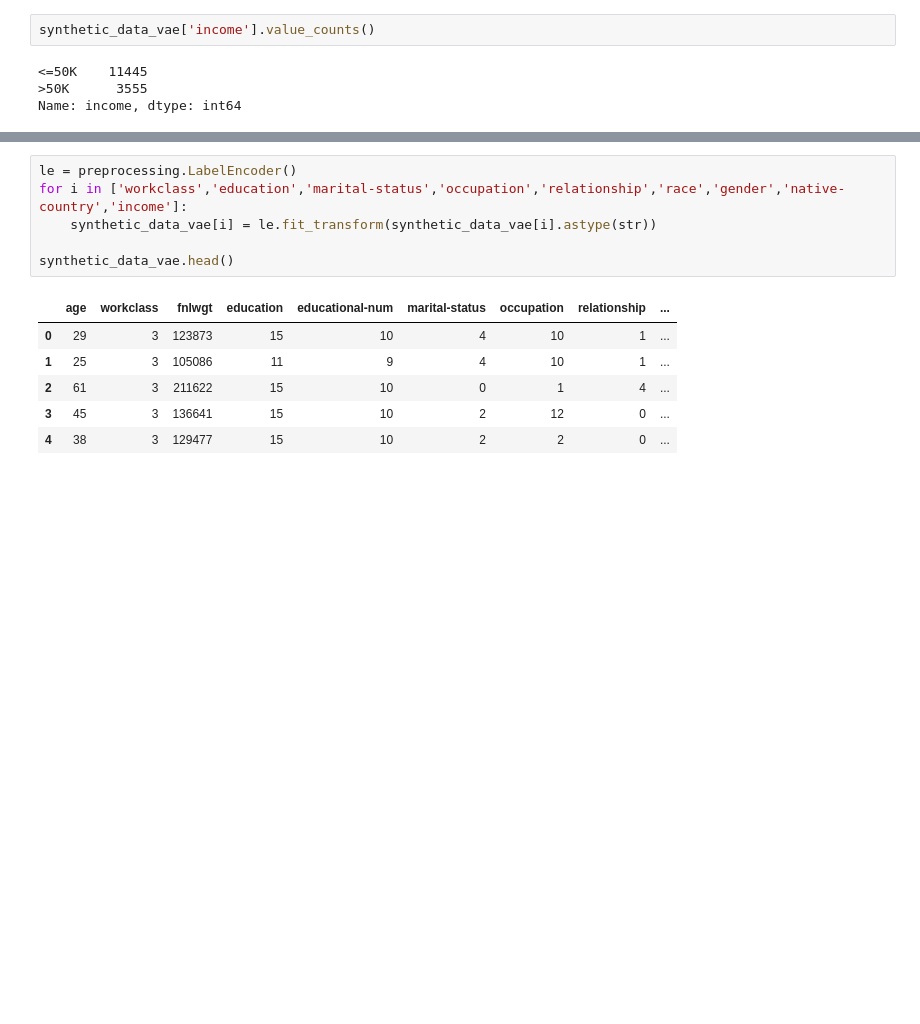
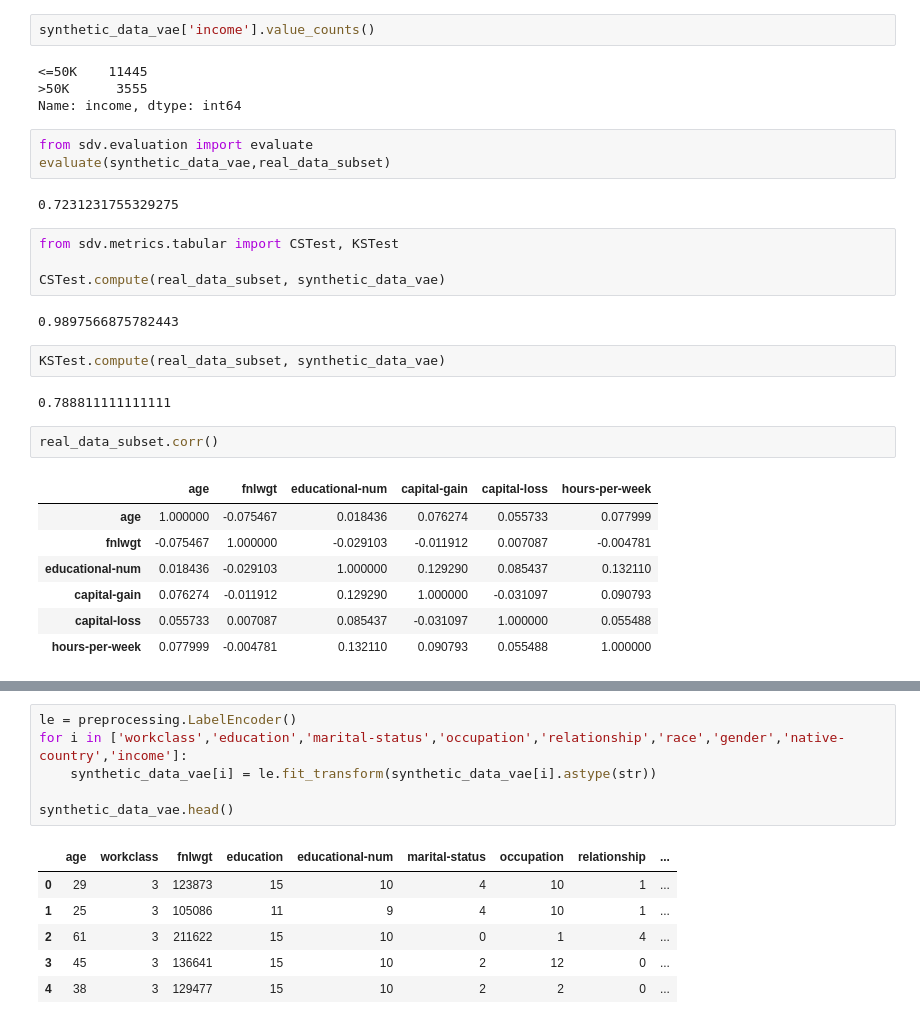
Before and after one commit to SyedMunazzir90/Synthetic-Data-Generator, a Jupyter notebook: Synthetic_Data_Generator_SDV_GAN_VAE.ipynb, the cells around one changed output, grey strips where cells are left out. Cells and saved outputs as stored; diff of their text form; blank space fills up the shorter version.

```diff
--- a/Synthetic_Data_Generator_SDV_GAN_VAE.ipynb
+++ b/Synthetic_Data_Generator_SDV_GAN_VAE.ipynb
@@ -329,3 +341,28 @@ synthetic_data_vae['income'].value_counts()
 <=50K    11445
 >50K      3555
 Name: income, dtype: int64
+# %%
+from sdv.evaluation import evaluate
+evaluate(synthetic_data_vae,real_data_subset)
+# %% [output]
+0.7231231755329275
+# %%
+from sdv.metrics.tabular import CSTest, KSTest
+
+CSTest.compute(real_data_subset, synthetic_data_vae)
+# %% [output]
+0.9897566875782443
+# %%
+KSTest.compute(real_data_subset, synthetic_data_vae)
+# %% [output]
+0.788811111111111
+# %%
+real_data_subset.corr()
+# %% [output]
+|  | age | fnlwgt | educational-num | capital-gain | capital-loss | hours-per-week |
+| age | 1.000000 | -0.075467 | 0.018436 | 0.076274 | 0.055733 | 0.077999 |
+| fnlwgt | -0.075467 | 1.000000 | -0.029103 | -0.011912 | 0.007087 | -0.004781 |
+| educational-num | 0.018436 | -0.029103 | 1.000000 | 0.129290 | 0.085437 | 0.132110 |
+| capital-gain | 0.076274 | -0.011912 | 0.129290 | 1.000000 | -0.031097 | 0.090793 |
+| capital-loss | 0.055733 | 0.007087 | 0.085437 | -0.031097 | 1.000000 | 0.055488 |
+| hours-per-week | 0.077999 | -0.004781 | 0.132110 | 0.090793 | 0.055488 | 1.000000 |
```
Also changed, not shown: parts of 15 cells of this notebook.
